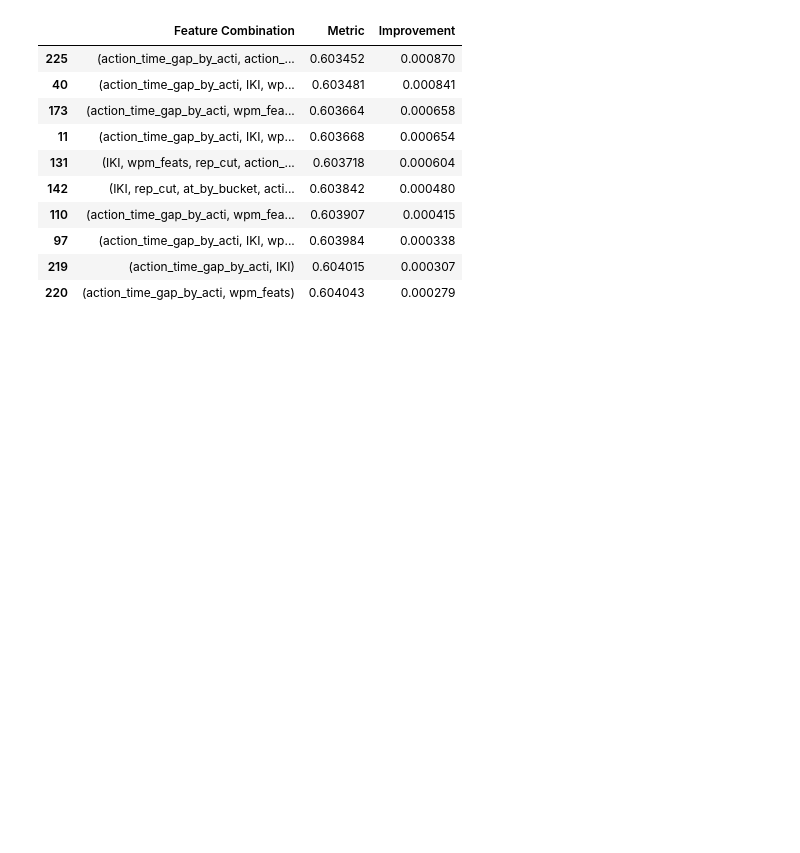
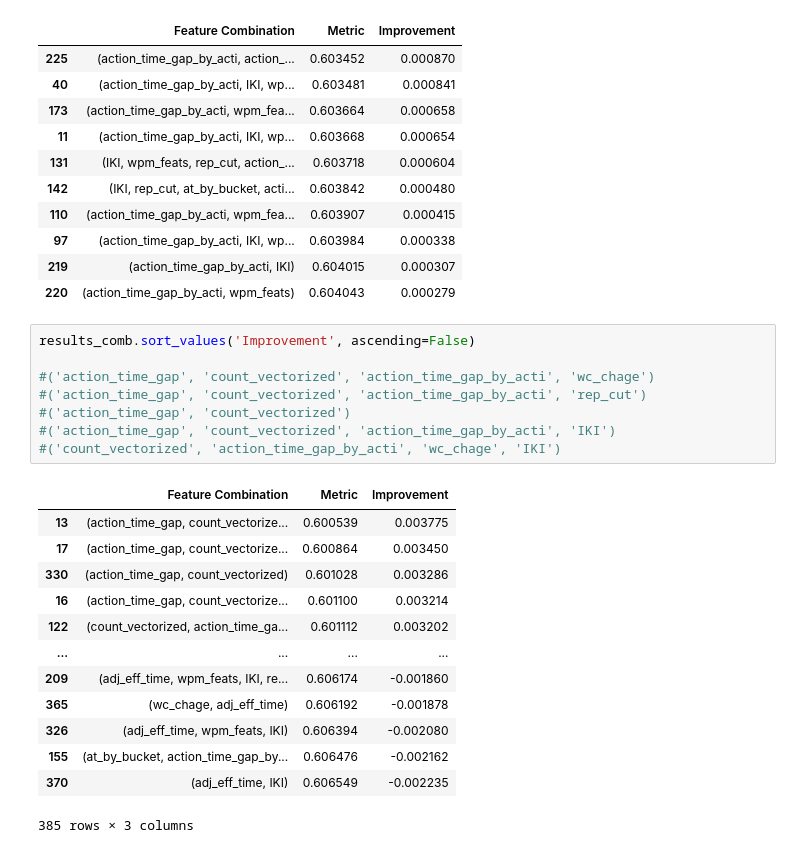
Before and after one commit to uallende/linking_writing_quality, a Jupyter notebook: SPF_experiments.ipynb, the cells around one changed output. Drawn from its saved outputs; the diff is of its cells as text; blank space fills up the shorter version.

```diff
--- a/SPF_experiments.ipynb
+++ b/SPF_experiments.ipynb
@@ -415,3 +638,25 @@ results_comb.sort_values(by='Metric').head(10)
 | 97 | (action_time_gap_by_acti, IKI, wp... | 0.603984 | 0.000338 |
 | 219 | (action_time_gap_by_acti, IKI) | 0.604015 | 0.000307 |
 | 220 | (action_time_gap_by_acti, wpm_feats) | 0.604043 | 0.000279 |
+# %%
+results_comb.sort_values('Improvement', ascending=False)
+
+#('action_time_gap', 'count_vectorized', 'action_time_gap_by_acti', 'wc_chage')
+#('action_time_gap', 'count_vectorized', 'action_time_gap_by_acti', 'rep_cut')
+#('action_time_gap', 'count_vectorized')
+#('action_time_gap', 'count_vectorized', 'action_time_gap_by_acti', 'IKI')
+#('count_vectorized', 'action_time_gap_by_acti', 'wc_chage', 'IKI')
+# %% [output]
+|  | Feature Combination | Metric | Improvement |
+| 13 | (action_time_gap, count_vectorize... | 0.600539 | 0.003775 |
+| 17 | (action_time_gap, count_vectorize... | 0.600864 | 0.003450 |
+| 330 | (action_time_gap, count_vectorized) | 0.601028 | 0.003286 |
+| 16 | (action_time_gap, count_vectorize... | 0.601100 | 0.003214 |
+| 122 | (count_vectorized, action_time_ga... | 0.601112 | 0.003202 |
+| ... | ... | ... | ... |
+| 209 | (adj_eff_time, wpm_feats, IKI, re... | 0.606174 | -0.001860 |
+| 365 | (wc_chage, adj_eff_time) | 0.606192 | -0.001878 |
+| 326 | (adj_eff_time, wpm_feats, IKI) | 0.606394 | -0.002080 |
+| 155 | (at_by_bucket, action_time_gap_by... | 0.606476 | -0.002162 |
+| 370 | (adj_eff_time, IKI) | 0.606549 | -0.002235 |
+385 rows × 3 columns
```
Also changed, not shown: parts of 25 cells of this notebook, 27 other files.
